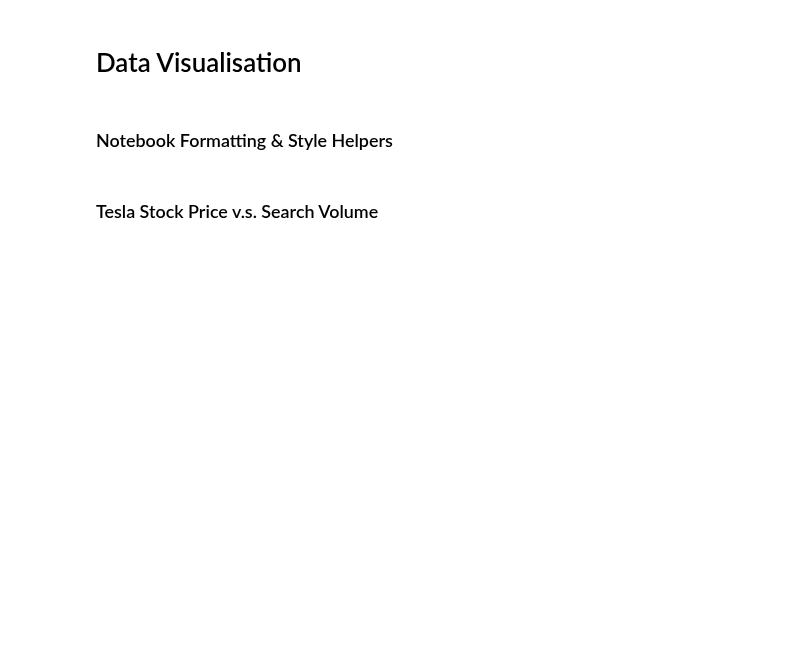
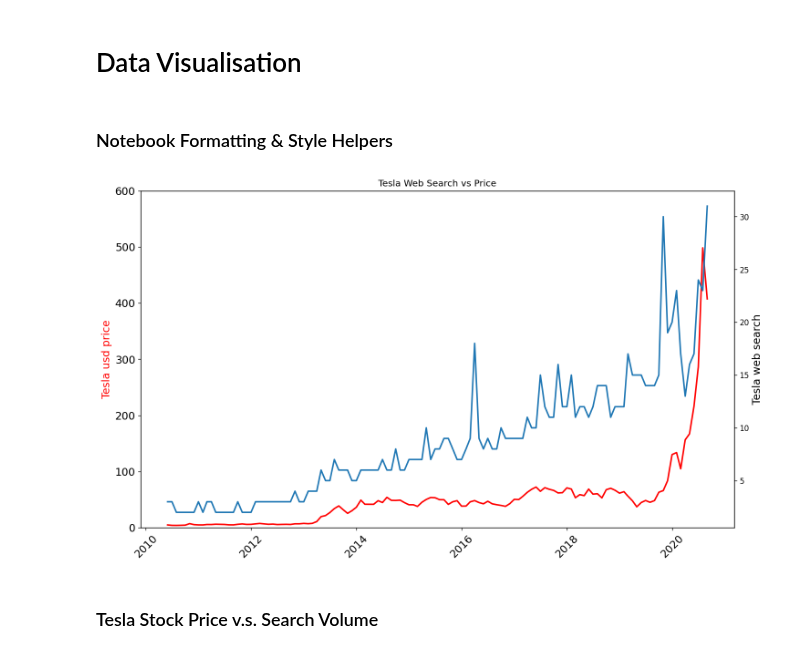
Before and after one commit to nico-Zero/Python, a Jupyter notebook: New_Shit__/Angela_Yu__/Day_74_reshaping/Google Trends Data Viz (start)/Google Trends and Data Visualisation (start).ipynb, the cells around one changed output. Drawn from its saved outputs; the diff is of its cells as text; code cells hidden in the pictures; blank space fills up the shorter version.

```diff
--- a/New_Shit__/Angela_Yu__/Day_74_reshaping/Google Trends Data Viz (start)/Google Trends and Data Visualisation (start).ipynb
+++ b/New_Shit__/Angela_Yu__/Day_74_reshaping/Google Trends Data Viz (start)/Google Trends and Data Visualisation (start).ipynb
@@ -136,6 +142,11 @@ TypeError: 'numpy.int32' object is not iterable
 ### Convert Strings to DateTime Objects
 # %% [markdown]
 **Challenge**: Check the data type of the entries in the DataFrame MONTH or DATE columns. Convert any strings in to Datetime objects. Do this for all 4 DataFrames. Double check if your type conversion was successful.
+# %%
+df_tesla["MONTH"] = pd.to_datetime(df_tesla["MONTH"])
+df_btc_price["DATE"] = pd.to_datetime(df_btc_price["DATE"])
+df_btc_search["MONTH"] = pd.to_datetime(df_btc_search["MONTH"])
+df_unemployment["MONTH"] = pd.to_datetime(df_unemployment["MONTH"])
 # %% [markdown]
 ### Converting from Daily to Monthly Data
 
@@ -149,3 +176,24 @@ TypeError: 'numpy.int32' object is not iterable
+# %%
+# Create locators for ticks on the time axis
+plt.figure(figsize=(14, 8), dpi=120)
+plt.xticks(fontsize=14, rotation= 45)
+plt.yticks(fontsize=14)
+plt.title("Tesla Web Search vs Price")
+
+ax1 = plt.gca()
+ax2 = ax1.twinx()
+
+ax1.set_ylabel("Tesla usd price", color="red", fontsize=14)
+ax2.set_ylabel("Tesla web search", fontsize=14)
+
+ax1.set_ylim(0,600)
+
+ax1.plot(df_tesla.MONTH, df_tesla.TSLA_USD_CLOSE, color="red", linewidth = 2)
+ax2.plot(df_tesla.MONTH, df_tesla.TSLA_WEB_SEARCH, linewidth = 2)
+
+plt.show()
+# %% [output]
+[figure, added]
 # %%
 # Register date converters to avoid warning messages
 # %% [markdown]
```
Also changed, not shown: parts of 5 cells of this notebook.
